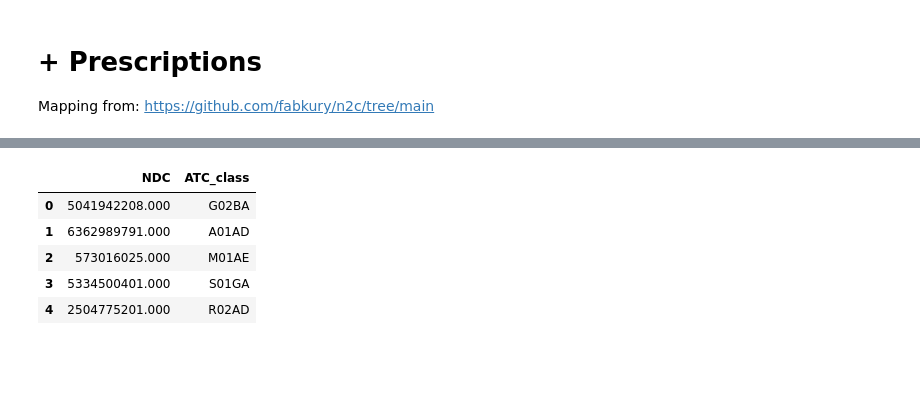
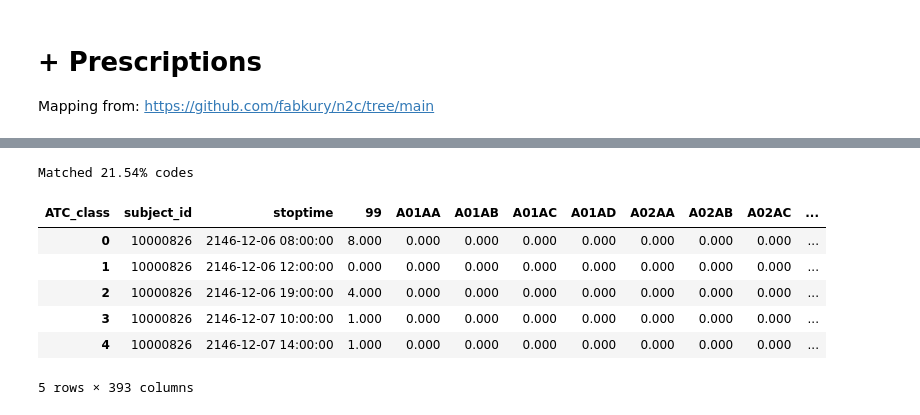
Before and after one commit to Jas-Dinh/resist.ai, a Jupyter notebook: Feature Engineering/mimic_feat_eng_diag_pr.ipynb, the cells around one changed output, grey strips where cells are left out. Saved outputs shown, nothing was run; the diff lists cells and outputs as text; code cells hidden in the pictures; blank space fills up the shorter version.

```diff
--- a/Feature Engineering/mimic_feat_eng_diag_pr.ipynb
+++ b/Feature Engineering/mimic_feat_eng_diag_pr.ipynb
@@ -177,26 +176,35 @@ pr.head()
 # %%
 # import ndc to atc4 mapping
 file_name = 'MIMIC/package_NDC_ATC4_classes.csv'
 ndc_map = from_s3(bucket_name, file_name)
 # format codes
 ndc_map.NDC = ndc_map.NDC.str.replace('-', '').astype(float)
 # join ATC codes to pr
 pr = pr.merge(ndc_map, left_on='ndc', right_on='NDC', how='left')
+
+# % matched
+matched = pr[~pr.ATC_class.isna()]
+num_matched = matched.ndc.nunique() / pr.ndc.nunique()
+print(f"Matched {num_matched:.2%} codes")
+
 # fillna
 pr.ATC_class = pr.ATC_class.fillna('99')
 # get drug count by stop time
 pr = pr.groupby(['subject_id', 'stoptime', 'ATC_class']).size().reset_index()
 #pivot data
 pr = pr.pivot(index=['subject_id', 'stoptime'], columns='ATC_class', values=0).reset_index()
 # filna
 pr.fillna(0, inplace=True)
+pr.head()
 # %% [output]
+Matched 21.54% codes
-|  | NDC | ATC_class |
-| 0 | 5041942208.000 | G02BA |
-| 1 | 6362989791.000 | A01AD |
-| 2 | 573016025.000 | M01AE |
-| 3 | 5334500401.000 | S01GA |
-| 4 | 2504775201.000 | R02AD |
+| ATC_class | subject_id | stoptime | 99 | A01AA | A01AB | A01AC | A01AD | A02AA | A02AB | A02AC | ... |
+| 0 | 10000826 | 2146-12-06 08:00:00 | 8.000 | 0.000 | 0.000 | 0.000 | 0.000 | 0.000 | 0.000 | 0.000 | ... |
+| 1 | 10000826 | 2146-12-06 12:00:00 | 0.000 | 0.000 | 0.000 | 0.000 | 0.000 | 0.000 | 0.000 | 0.000 | ... |
+| 2 | 10000826 | 2146-12-06 19:00:00 | 4.000 | 0.000 | 0.000 | 0.000 | 0.000 | 0.000 | 0.000 | 0.000 | ... |
+| 3 | 10000826 | 2146-12-07 10:00:00 | 1.000 | 0.000 | 0.000 | 0.000 | 0.000 | 0.000 | 0.000 | 0.000 | ... |
+| 4 | 10000826 | 2146-12-07 14:00:00 | 1.000 | 0.000 | 0.000 | 0.000 | 0.000 | 0.000 | 0.000 | 0.000 | ... |
+5 rows × 393 columns
 # %%
 # join to final data
 df_sub = df[['subject_id', 'charttime']]
```
Also changed, not shown: parts of 26 cells of this notebook.
